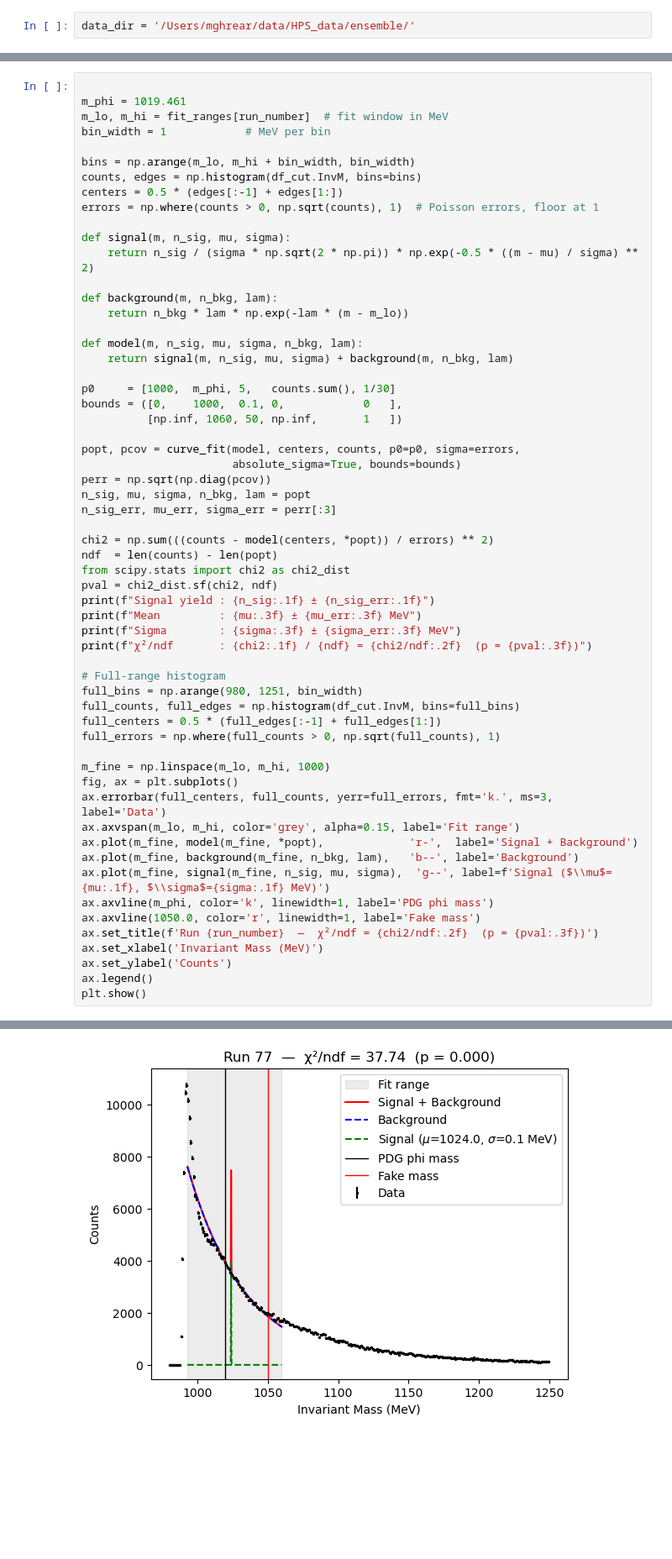
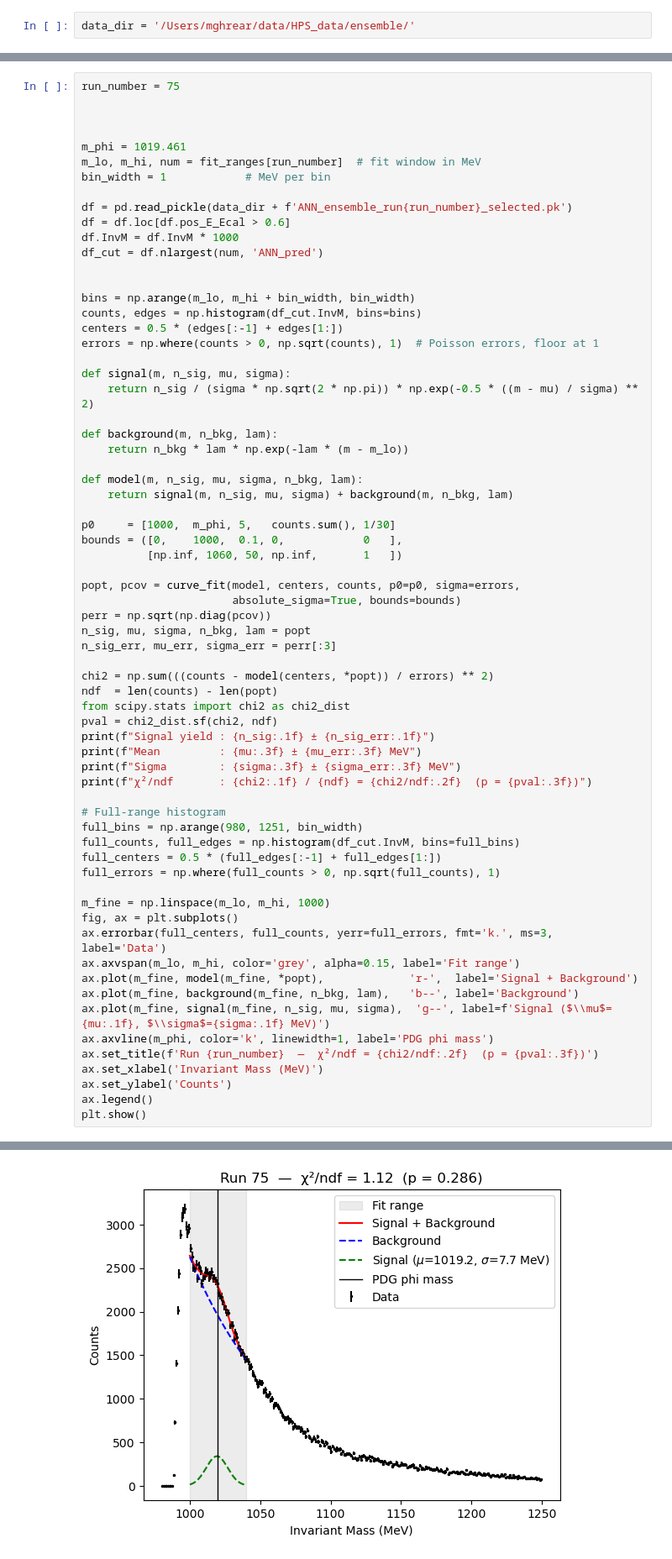
Before and after one commit to mghrear/pivoting-ANN, a Jupyter notebook: ensemble/Gaus_fitter.ipynb, the cells around one changed output, grey strips where cells are left out. Shown at 84% size. Saved outputs shown, nothing was run; the diff lists cells and outputs as text; blank space fills up the shorter version.

```diff
--- a/ensemble/Gaus_fitter.ipynb
+++ b/ensemble/Gaus_fitter.ipynb
@@ -48,8 +41,17 @@ df_cut = df.nlargest(num, 'ANN_pred')
 # %%
+run_number = 75
+
+
 
 m_phi = 1019.461
-m_lo, m_hi = fit_ranges[run_number]  # fit window in MeV
+m_lo, m_hi, num = fit_ranges[run_number]  # fit window in MeV
 bin_width = 1            # MeV per bin
+
+df = pd.read_pickle(data_dir + f'ANN_ensemble_run{run_number}_selected.pk')
+df = df.loc[df.pos_E_Ecal > 0.6]
+df.InvM = df.InvM * 1000
+df_cut = df.nlargest(num, 'ANN_pred')
+
 
 bins = np.arange(m_lo, m_hi + bin_width, bin_width)
 counts, edges = np.histogram(df_cut.InvM, bins=bins)
@@ -98,7 +100,6 @@ ax.plot(m_fine, model(m_fine, *popt),             'r-',  label='Signal + Backgro
 ax.plot(m_fine, background(m_fine, n_bkg, lam),   'b--', label='Background')
 ax.plot(m_fine, signal(m_fine, n_sig, mu, sigma),  'g--', label=f'Signal ($\\mu$={mu:.1f}, $\\sigma$={sigma:.1f} MeV)')
 ax.axvline(m_phi, color='k', linewidth=1, label='PDG phi mass')
-ax.axvline(1050.0, color='r', linewidth=1, label='Fake mass')
 ax.set_title(f'Run {run_number}  —  χ²/ndf = {chi2/ndf:.2f}  (p = {pval:.3f})')
 ax.set_xlabel('Invariant Mass (MeV)')
 ax.set_ylabel('Counts')
@@ -112,4 +113,4 @@ Sigma        : 0.104 ± 5.467 MeV
-[figure, old version]
+[figure, new version]
 # %%
 plot_dir = '/Users/mghrear/Desktop/Ensemble_study/original/fitted_plots/'
 
```
Also changed, not shown: parts of 6 cells of this notebook, 1 other file.
